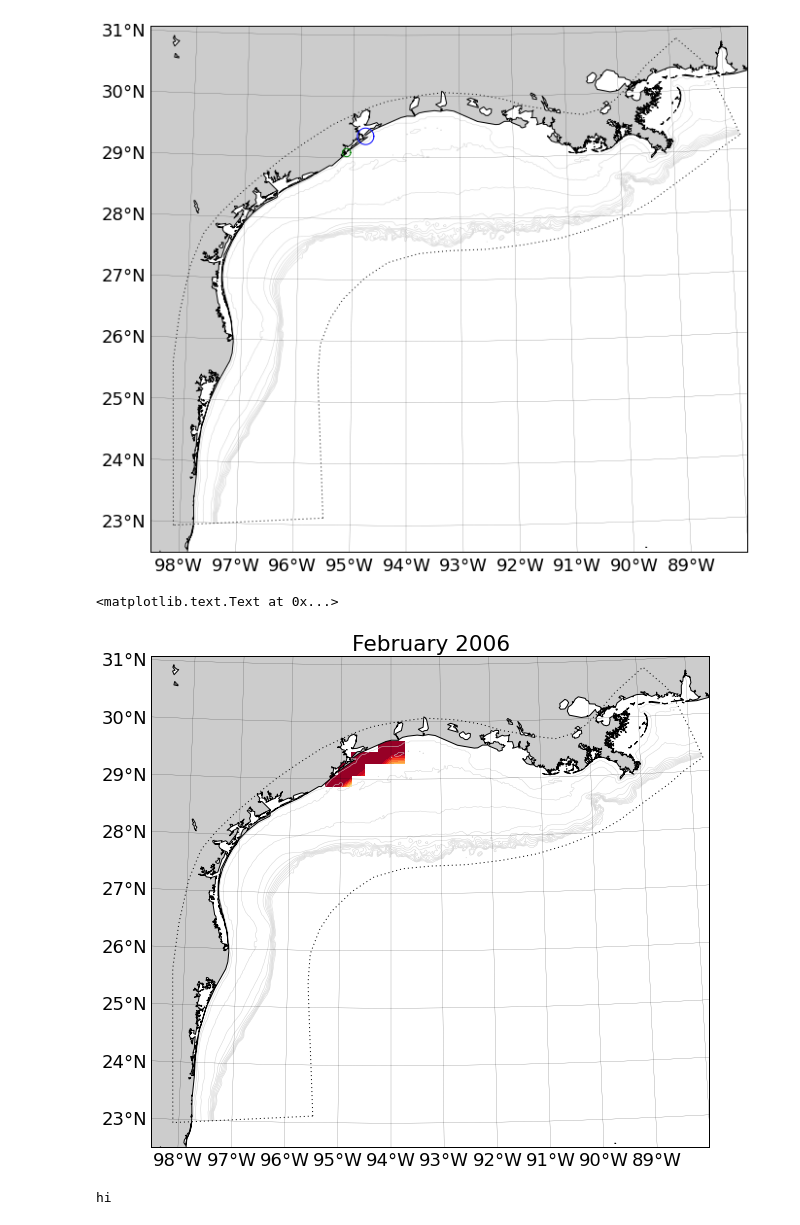
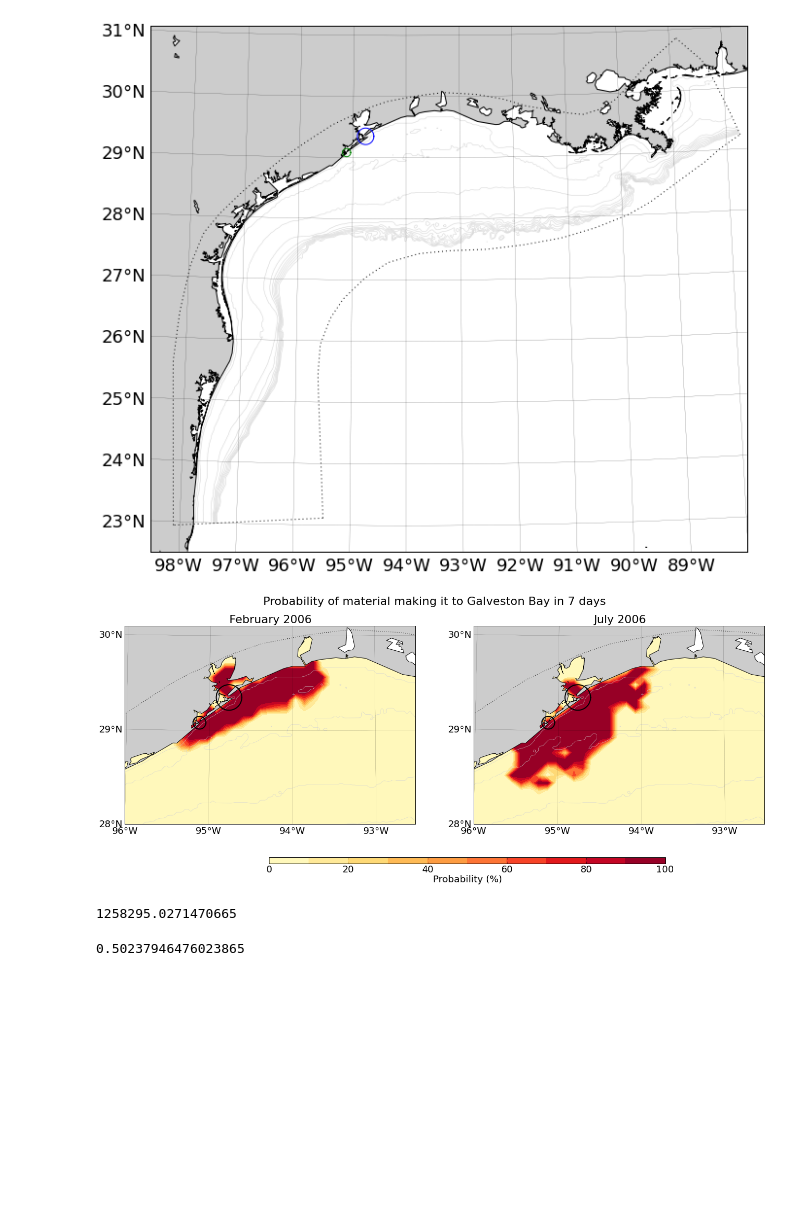
Before and after one commit to kthyng/gisr, a Jupyter notebook: all_f.ipynb, the cells around one changed output. Cells and saved outputs as stored; diff of their text form; code cells hidden in the pictures; blank space fills up the shorter version.

```diff
--- a/all_f.ipynb
+++ b/all_f.ipynb
@@ -404,10 +409,12 @@ savefig('figures/all_f/N=1/shelfhistcontour.png', bbox_inches='tight')
 d = netCDF.MFDataset('tracks/all_f/N=1/2006-02*.nc', aggdim='ntrac')
 lonpF = d.variables['lonp'][:]
 latpF = d.variables['latp'][:]
+T0pF = d.variables['T0'][:]
 d.close()
 d = netCDF.MFDataset('tracks/all_f/N=1/2006-07*.nc', aggdim='ntrac')
 lonpJ = d.variables['lonp'][:]
 latpJ = d.variables['latp'][:]
+T0pJ = d.variables['T0'][:]
 d.close()
 
 # number of files and therefore simulations
@@ -519,3 +487,19 @@ for i in xrange(xF.size):
+# %%
+# Check drifter tracks to see if they enter path and if they do, where they originated
+sourceJ = [] # list for original drifter locations that make it to Galveston Bay
+# sourceF2 = [] # list for original drifter locations that make it to Galveston Bay
+for idrifter in xrange(lonpJ.shape[0]): # loop through drifters
+    # Find indices, ind, for drifter time steps that are near Galveston Bay
+    for it in xrange(lonpJ.shape[1]): # loop through time for drifter idrifters
+        # Check main entrance
+        if pathgalv1.contains_point(np.vstack((lonpJ[idrifter,it],latpJ[idrifter,it]))) \
+                or pathgalv2.contains_point(np.vstack((lonpJ[idrifter,it],latpJ[idrifter,it]))):
+            sourceJ.append([lonpJ[idrifter,0], latpJ[idrifter,0], T0pJ[idrifter]])
+            continue # only need to know if was there once
+
+lonJ = np.array(sourceJ)[:,0]
+latJ = np.array(sourceJ)[:,1]
+T0J = np.array(sourceJ)[:,2] # save initial volume transport of the drifters for weighting
 # %%
 # Read in a grid around Galveston Bay
 grid_galv = tracpy.inout.readgrid(loc, llcrnrlon=-96, llcrnrlat=28, urcrnrlon=-92.5, urcrnrlat=30.1)
@@ -522,21 +544,54 @@ grid_galv = tracpy.inout.readgrid(loc, llcrnrlon=-96, llcrnrlat=28, urcrnrlon=-9
 # %%
 matplotlib.rcParams.update({'font.size': 18})
-fig = figure(figsize=(22,10))
+fig = figure(figsize=(22,8))
 
 ax = fig.add_subplot(1,2,1)
 tracpy.plotting.background(grid_galv)
-HF, xeF, yeF = histogram2d(xF, yF, bins=(40,40), \
+HF, xeF, yeF = histogram2d(xF, yF, bins=(100,100), \
                         range=[[grid_galv['xr'].min(), grid_galv['xr'].max()], \
                                 [grid_galv['yr'].min(), grid_galv['yr'].max()]], weights=weightsF*100)
-HF[HF==0] = np.nan
+# HF[HF==0] = np.nan
 HF[HF>100] = 100
 XE, YE = np.meshgrid(op.resize(xeF,0), op.resize(yeF,0))
 contourf(XE, YE, HF.T, cmap='YlOrRd', levels=np.linspace(0,100,11))
+# pcolor(xeF, yeF, HF.T, cmap='YlOrRd')
 title("February 2006")
+# Draw circles
+xbgalv1, ybgalv1 = grid_galv['basemap'](lonbgalv1, latbgalv1)
+xbgalv2, ybgalv2 = grid_galv['basemap'](lonbgalv2, latbgalv2)
+plot(xbgalv1, ybgalv1, 'k', xbgalv2, ybgalv2, 'k', linewidth=2)
+
+ax = fig.add_subplot(1,2,2)
+tracpy.plotting.background(grid_galv)
+HJ, xeJ, yeJ = histogram2d(xJ, yJ, bins=(100,100), \
+                        range=[[grid_galv['xr'].min(), grid_galv['xr'].max()], \
+                                [grid_galv['yr'].min(), grid_galv['yr'].max()]], weights=weightsJ*100)
+# HJ[HJ==0] = np.nan
+HJ[HJ>100] = 100
+XE, YE = np.meshgrid(op.resize(xeJ,0), op.resize(yeJ,0))
+contourf(XE, YE, HJ.T, cmap='YlOrRd', levels=np.linspace(0,100,11))
+# pcolor(xeJ, yeJ, HJ.T, cmap='YlOrRd')
+title("July 2006")
+# Draw circles
+xbgalv1, ybgalv1 = grid_galv['basemap'](lonbgalv1, latbgalv1)
+xbgalv2, ybgalv2 = grid_galv['basemap'](lonbgalv2, latbgalv2)
+plot(xbgalv1, ybgalv1, 'k', xbgalv2, ybgalv2, 'k', linewidth=2)
+
+
+# Horizontal colorbar below plot
+cax = fig.add_axes([0.3, 0.05, 0.48, 0.02]) #colorbar axes
+cb = colorbar(cax=cax,orientation='horizontal')
+cb.set_label('Probability (%)')
+
+fig.suptitle('Probability of material making it to Galveston Bay in 7 days', fontsize=22, y=.94)
+savefig('figures/all_f/N=1/galvestonzoomhistcontour.png', bbox_inches='tight')
 # %% [output]
-<matplotlib.text.Text at 0x...>
-[figure, old version]
+[figure, new version]
-# %%
-print 'hi'
-# %% [output]
-hi
+# %%
+T0Fshelf.sum()
+# %% [output]
+1258295.0271470665
+# %%
+(T0Jshelf.sum()-T0Fshelf.sum())/T0Fshelf.sum()
+# %% [output]
+0.50237946476023865
```
Also changed, not shown: parts of 18 cells of this notebook, 3 other files.
